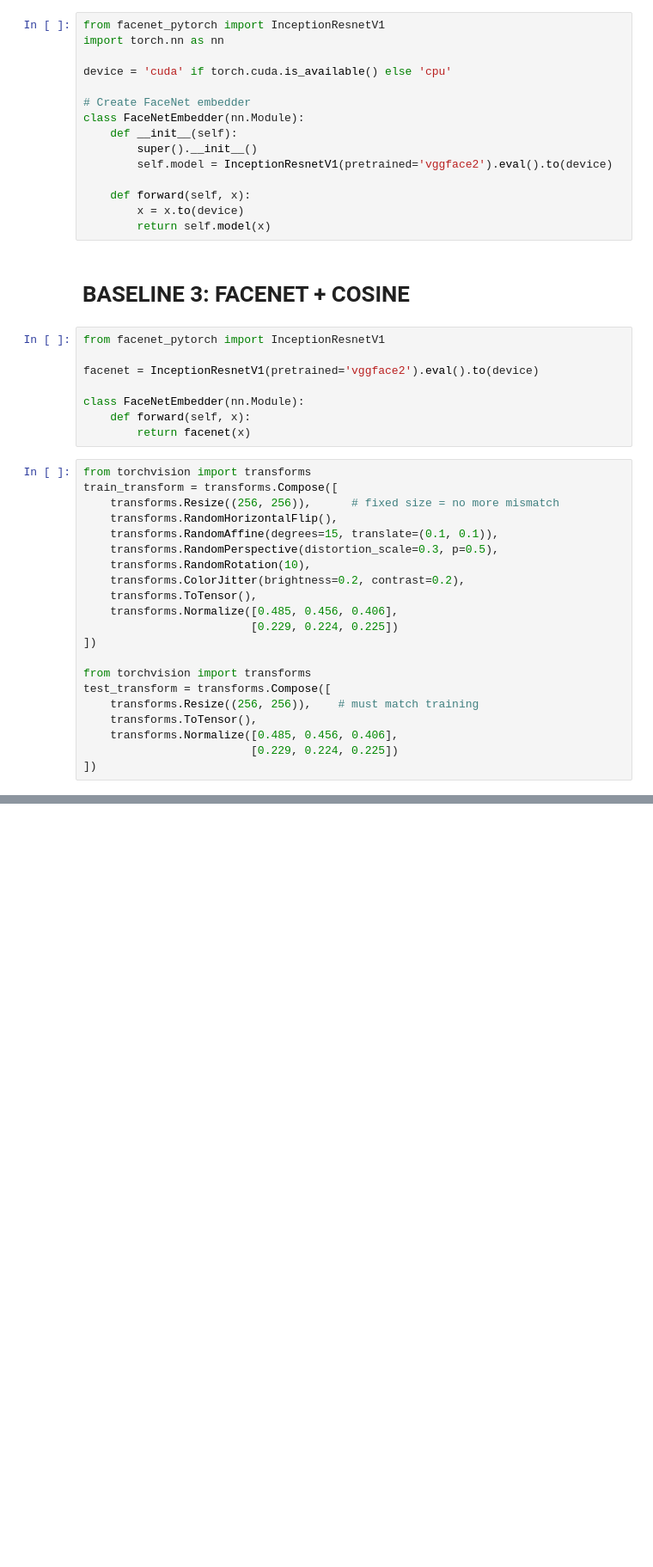
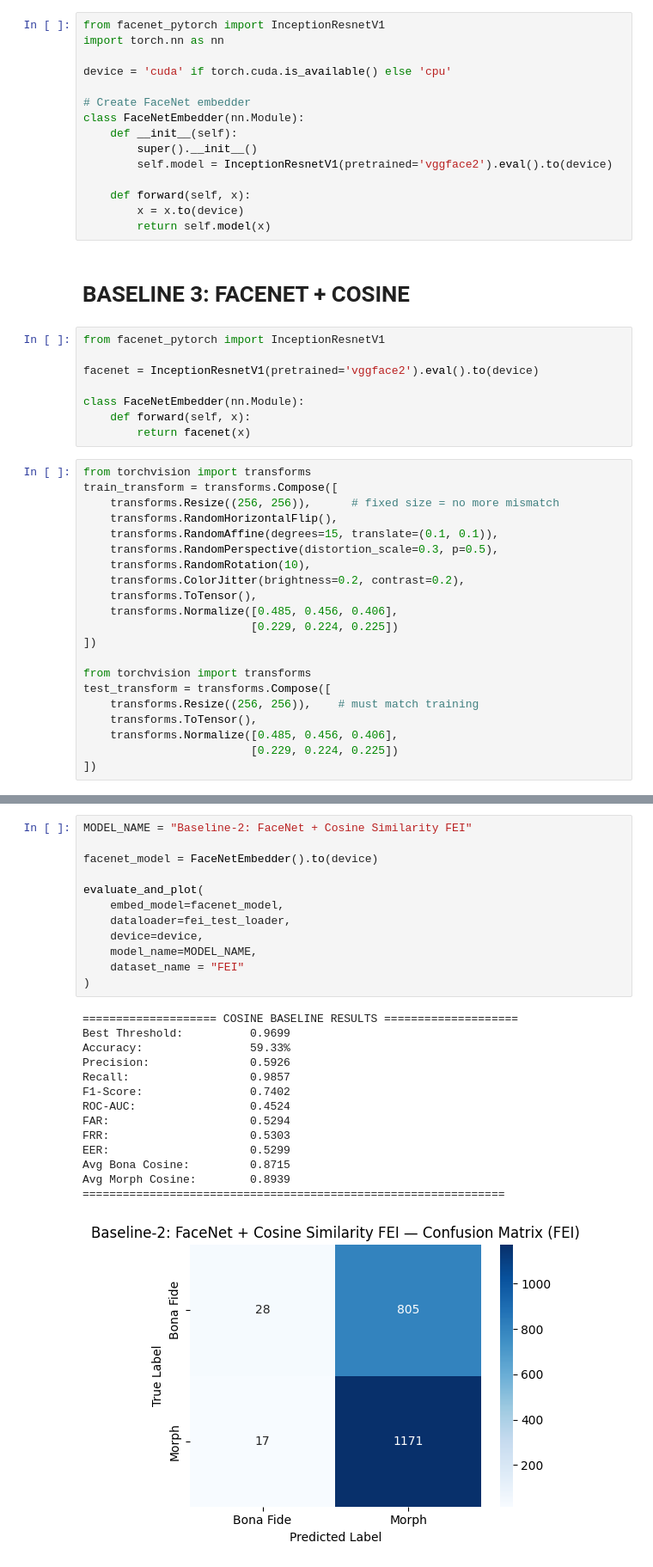
Before and after one commit to yicikek/FYP, a Jupyter notebook: Baseline_Comparision/baseline-comparision.ipynb, the cells around one changed output, grey strips where cells are left out. Shown at 86% size. Drawn from its saved outputs; the diff is of its cells as text; blank space fills up the shorter version.

```diff
--- a/Baseline_Comparision/baseline-comparision.ipynb
+++ b/Baseline_Comparision/baseline-comparision.ipynb
@@ -866,0 +679,27 @@ Avg Morph Cosine:        0.6608
+# %%
+MODEL_NAME = "Baseline-2: FaceNet + Cosine Similarity FEI"
+
+facenet_model = FaceNetEmbedder().to(device)
+
+evaluate_and_plot(
+    embed_model=facenet_model,
+    dataloader=fei_test_loader,
+    device=device,
+    model_name=MODEL_NAME,
+    dataset_name = "FEI"
+)
+# %% [output]
+==================== COSINE BASELINE RESULTS ====================
+Best Threshold:          0.9699
+Accuracy:                59.33%
+Precision:               0.5926
+Recall:                  0.9857
+F1-Score:                0.7402
+ROC-AUC:                 0.4524
+FAR:                     0.5294
+FRR:                     0.5303
+EER:                     0.5299
+Avg Bona Cosine:         0.8715
+Avg Morph Cosine:        0.8939
+===============================================================
+[figure, added]
```
Also changed, not shown: parts of 33 cells of this notebook.
